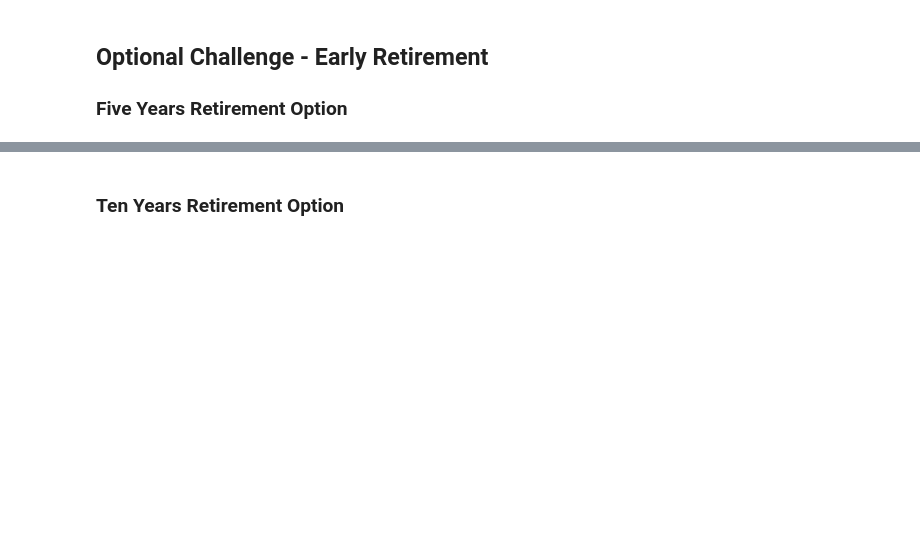
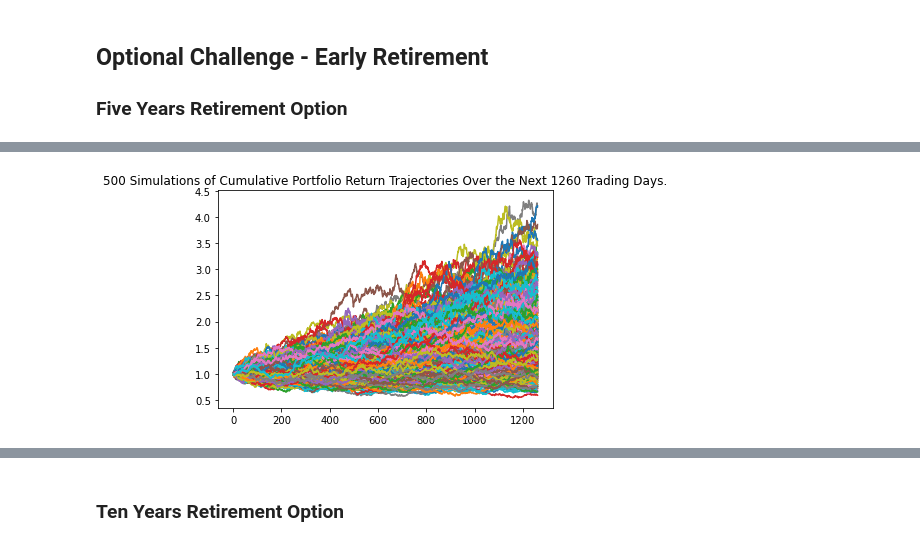
Before and after one commit to moartheta/Financial-Planning, a Jupyter notebook: financial-planner.ipynb, the cells around one changed output, grey strips where cells are left out. Saved outputs shown, nothing was run; the diff lists cells and outputs as text; code cells hidden in the pictures; blank space fills up the shorter version.

```diff
--- a/financial-planner.ipynb
+++ b/financial-planner.ipynb
@@ -345,2 +345,8 @@ Running Monte Carlo simulation number 490.
+# %%
+# Plot simulation outcomes
+monte_carlo_aggressive = MC_five_year.plot_simulation()
+monte_carlo_aggressive.get_figure().savefig("MC_five_year_sim_plot.png", bbox_inches = "tight")
+# %% [output]
+[figure, added]
 # %%
 # Plot probability distribution and confidence intervals
```
Also changed, not shown: parts of 26 cells of this notebook.
